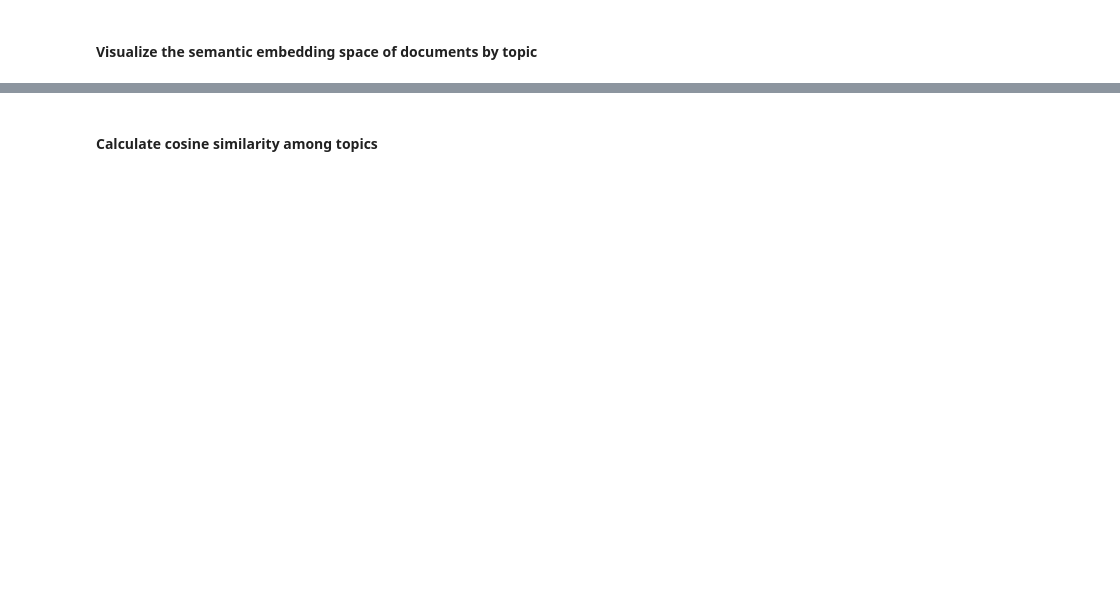
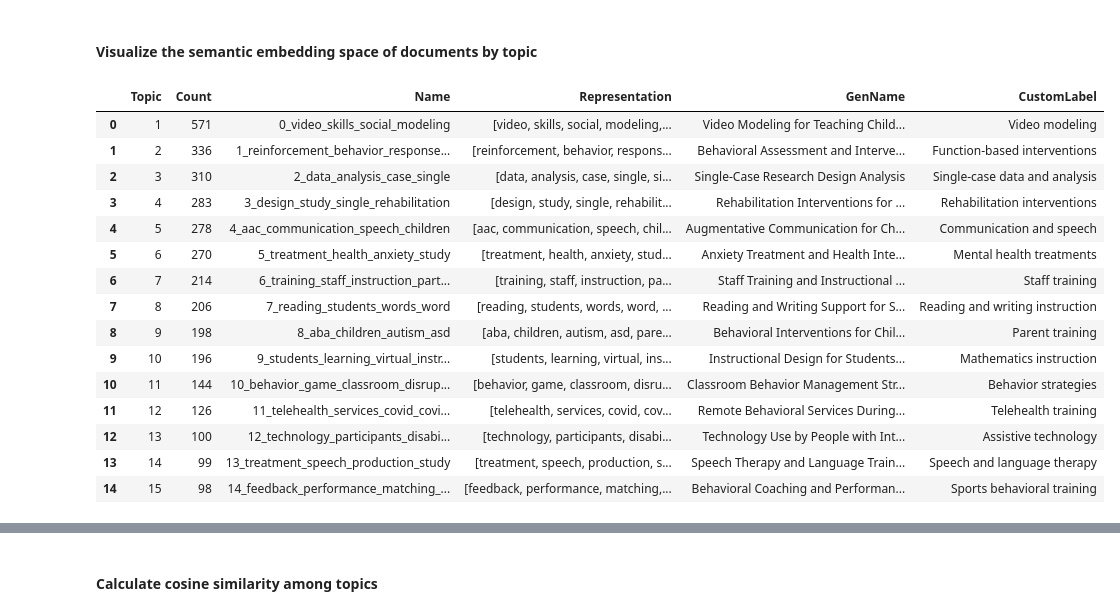
Before and after one commit to mshin77/scd-llm, a Jupyter notebook: topic_modeling/index.ipynb, the cells around one changed output, grey strips where cells are left out. Drawn from its saved outputs; the diff is of its cells as text; code cells hidden in the pictures; blank space fills up the shorter version.

```diff
--- a/topic_modeling/index.ipynb
+++ b/topic_modeling/index.ipynb
@@ -527,6 +558,25 @@ ordered_legend = docs_topics_data.sort_values('Topic')['CustomLabel'].unique().t
 docs_topics_data['legend_topic'] = pd.Categorical(docs_topics_data['CustomLabel'],
                                                     categories=ordered_legend,
                                                     ordered=True)
+# %%
+topic_info_concat
+# %% [output]
+|  | Topic | Count | Name | Representation | GenName | CustomLabel |
+| 0 | 1 | 571 | 0_video_skills_social_modeling | [video, skills, social, modeling,... | Video Modeling for Teaching Child... | Video modeling |
+| 1 | 2 | 336 | 1_reinforcement_behavior_response... | [reinforcement, behavior, respons... | Behavioral Assessment and Interve... | Function-based interventions |
+| 2 | 3 | 310 | 2_data_analysis_case_single | [data, analysis, case, single, si... | Single-Case Research Design Analysis | Single-case data and analysis |
+| 3 | 4 | 283 | 3_design_study_single_rehabilitation | [design, study, single, rehabilit... | Rehabilitation Interventions for ... | Rehabilitation interventions |
+| 4 | 5 | 278 | 4_aac_communication_speech_children | [aac, communication, speech, chil... | Augmentative Communication for Ch... | Communication and speech |
+| 5 | 6 | 270 | 5_treatment_health_anxiety_study | [treatment, health, anxiety, stud... | Anxiety Treatment and Health Inte... | Mental health treatments |
+| 6 | 7 | 214 | 6_training_staff_instruction_part... | [training, staff, instruction, pa... | Staff Training and Instructional ... | Staff training |
+| 7 | 8 | 206 | 7_reading_students_words_word | [reading, students, words, word, ... | Reading and Writing Support for S... | Reading and writing instruction |
+| 8 | 9 | 198 | 8_aba_children_autism_asd | [aba, children, autism, asd, pare... | Behavioral Interventions for Chil... | Parent training |
+| 9 | 10 | 196 | 9_students_learning_virtual_instr... | [students, learning, virtual, ins... | Instructional Design for Students... | Mathematics instruction |
+| 10 | 11 | 144 | 10_behavior_game_classroom_disrup... | [behavior, game, classroom, disru... | Classroom Behavior Management Str... | Behavior strategies |
+| 11 | 12 | 126 | 11_telehealth_services_covid_covi... | [telehealth, services, covid, cov... | Remote Behavioral Services During... | Telehealth training |
+| 12 | 13 | 100 | 12_technology_participants_disabi... | [technology, participants, disabi... | Technology Use by People with Int... | Assistive technology |
+| 13 | 14 | 99 | 13_treatment_speech_production_study | [treatment, speech, production, s... | Speech Therapy and Language Train... | Speech and language therapy |
+| 14 | 15 | 98 | 14_feedback_performance_matching_... | [feedback, performance, matching,... | Behavioral Coaching and Performan... | Sports behavioral training |
 # %%
 docs_topics_data['hover_text'] = (
     "Title: " +
```
Also changed, not shown: parts of 22 cells of this notebook, 30 other files.
